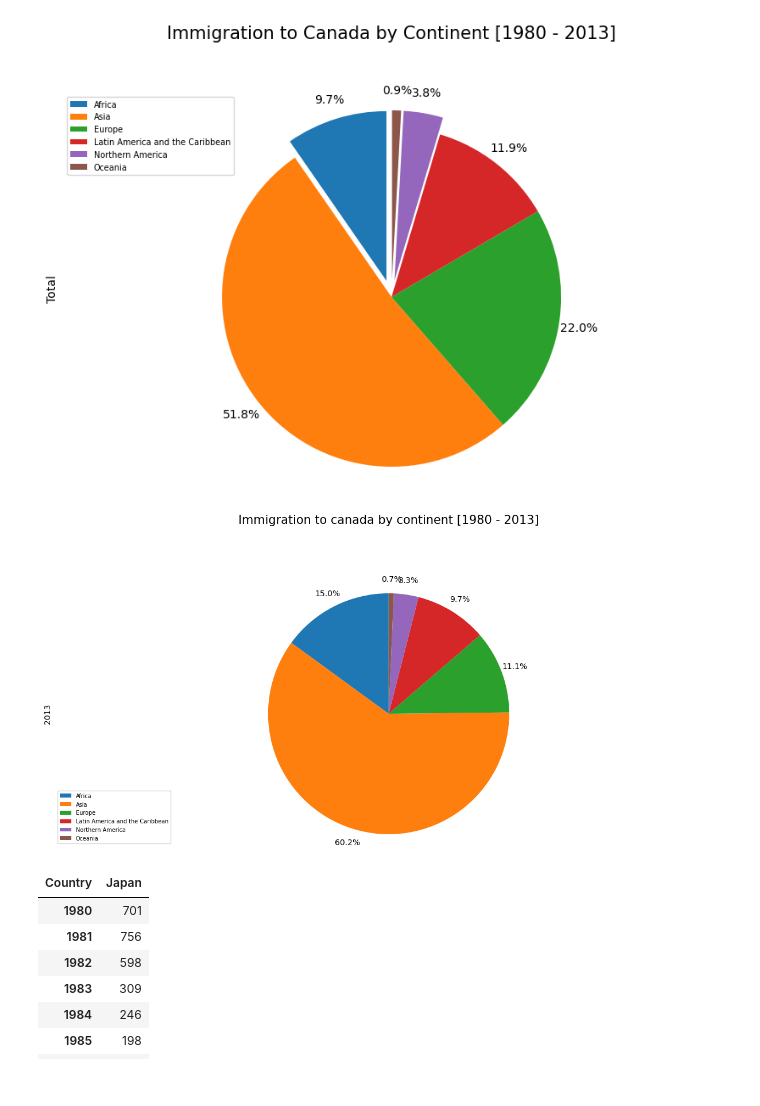
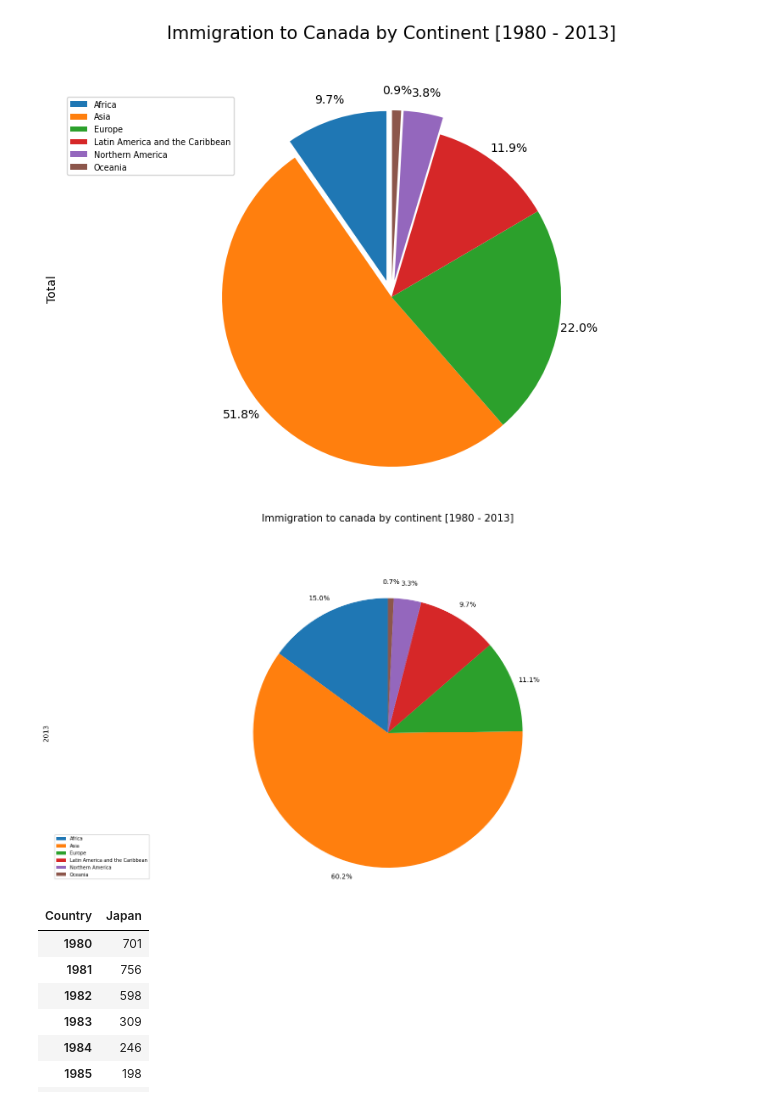
Before and after one commit to ijaihari/data-learning, a Jupyter notebook: data visualization with python/pie box scatter bubble plots.ipynb, the cells around one changed output. Cells and saved outputs as stored; diff of their text form; code cells hidden in the pictures.

```diff
--- a/data visualization with python/pie box scatter bubble plots.ipynb
+++ b/data visualization with python/pie box scatter bubble plots.ipynb
@@ -94,13 +94,13 @@ plt.show()
 # %% [output]
 [figure]
 # %%
-df_continents['2013'].plot(kind='pie', figsize=(15, 6), autopct='%1.1f%%', startangle=90, labels=None, pctdistance=1.12)
+df_continents['2013'].plot(kind='pie', figsize=(18, 8), autopct='%1.1f%%', startangle=90, labels=None, pctdistance=1.12)
 plt.title('Immigration to canada by continent [1980 - 2013]', y=1.2, fontsize=15)
 plt.axis('equal')
 plt.legend(labels = df_continents.index, loc='lower left', fontsize=7)
 plt.show()
 # %% [output]
-[figure, old version]
+[figure, new version]
 # %%
 df_japan = df_can.loc[['Japan'], years].transpose()
 df_japan
```
Also changed, not shown: 1 other file.
